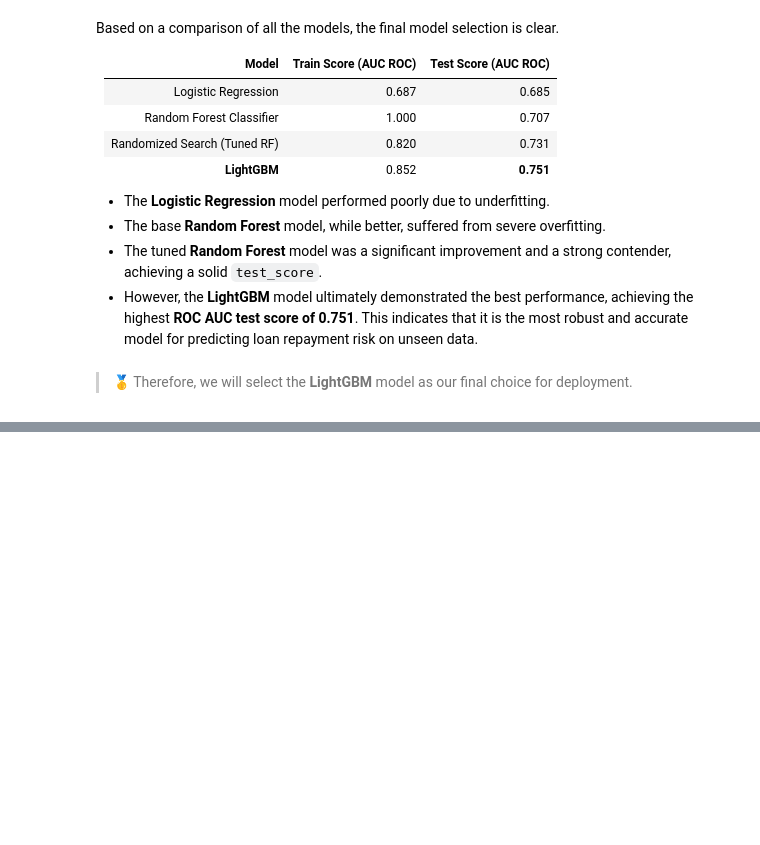
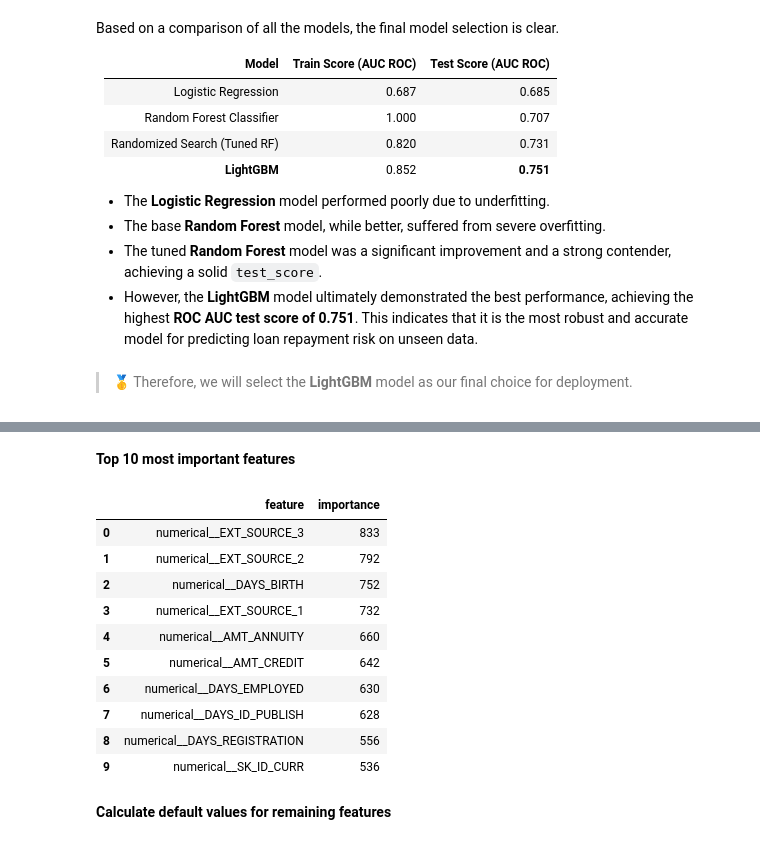
Before and after one commit to iBrokeTheCode/Home_Credit_Default_Risk_Prediction, a Jupyter notebook: tutorial_app.ipynb, the cells around one changed output, grey strips where cells are left out. Saved outputs shown, nothing was run; the diff lists cells and outputs as text; code cells hidden in the pictures; blank space fills up the shorter version.

```diff
--- a/tutorial_app.ipynb
+++ b/tutorial_app.ipynb
@@ -466,0 +482,4 @@ Based on a comparison of all the models, the final model selection is clear.
+# %%
+loaded_pipeline = joblib.load("model/lgbm_model.joblib")
+feature_importances = loaded_pipeline.named_steps["classifier"].feature_importances_
+feature_importances
@@ -466,0 +506,5 @@ Based on a comparison of all the models, the final model selection is clear.
+# %%
+# Get then names of the final features after preprocessing
+preprocessor = loaded_pipeline.named_steps["preprocessor"]
+final_features_names = preprocessor.get_feature_names_out()
+final_features_names
@@ -466,0 +529,27 @@ Based on a comparison of all the models, the final model selection is clear.
+# %%
+# Create a DataFrame to store the feature names and their corresponding importances
+feature_importances_df = pd.DataFrame(
+    {"feature": final_features_names, "importance": feature_importances}
+)
+
+sorted_feature_importance = feature_importances_df.sort_values(
+    by="importance", ascending=False
+).reset_index(drop=True)
+# %% [markdown]
+**Top 10 most important features**
+# %%
+sorted_feature_importance.head(10)
+# %% [output]
+|  | feature | importance |
+| 0 | numerical__EXT_SOURCE_3 | 833 |
+| 1 | numerical__EXT_SOURCE_2 | 792 |
+| 2 | numerical__DAYS_BIRTH | 752 |
+| 3 | numerical__EXT_SOURCE_1 | 732 |
+| 4 | numerical__AMT_ANNUITY | 660 |
+| 5 | numerical__AMT_CREDIT | 642 |
+| 6 | numerical__DAYS_EMPLOYED | 630 |
+| 7 | numerical__DAYS_ID_PUBLISH | 628 |
+| 8 | numerical__DAYS_REGISTRATION | 556 |
+| 9 | numerical__SK_ID_CURR | 536 |
+# %% [markdown]
+**Calculate default values for remaining features**
```
Also changed, not shown: parts of 12 cells of this notebook, 3 other files.
